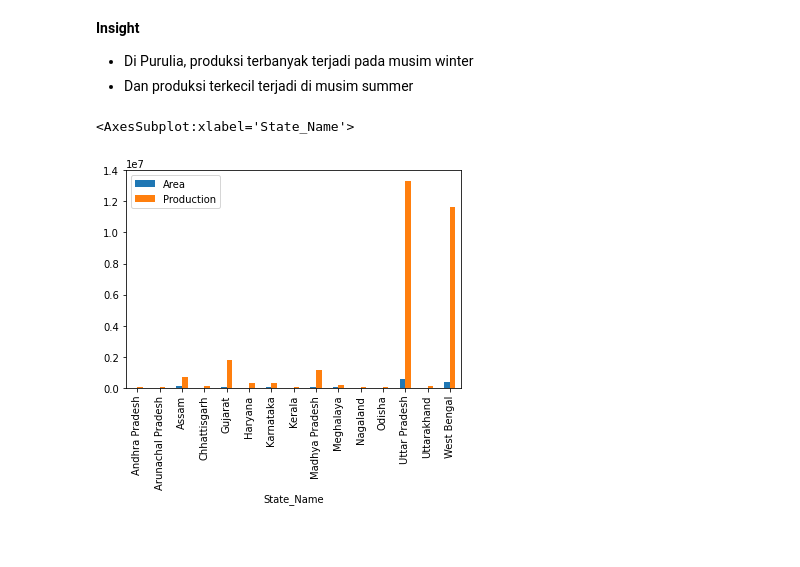
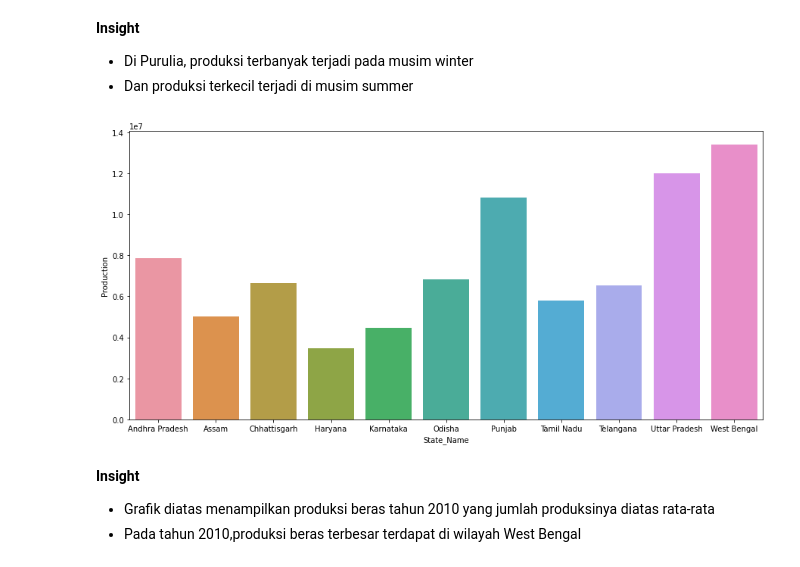
Before and after one commit to Yulianas24/Orbit, a Jupyter notebook: Orbit_week-4/quiz_1.ipynb, the cells around one changed output. Cells and saved outputs as stored; diff of their text form; code cells hidden in the pictures; blank space fills up the shorter version.

```diff
--- a/Orbit_week-4/quiz_1.ipynb
+++ b/Orbit_week-4/quiz_1.ipynb
@@ -117,10 +117,20 @@ plt.show()
 **Insight**
 * Di Purulia, produksi terbanyak terjadi pada musim winter
 * Dan produksi terkecil terjadi di musim summer
-# %%
-cocon = apy.loc[(apy['Crop_Year'] == '2012') & (apy['Crop']=='Potato')]
-res = cocon.groupby(by='State_Name').sum()
-res.plot.bar()
-# %% [output]
-<AxesSubplot:xlabel='State_Name'>
-[figure, removed]
+# %%
+# Mengambil data pada apy pada tahun 2010, dengan crop jenis Rice
+rice = apy.loc[(apy['Crop_Year'] == '2010') & (apy['Crop']=='Rice')]
+# Mengelompokan data berdasarkan state_name dengan hasil penjumlahan area dan produksi
+res = rice.groupby(by='State_Name').sum()
+# Mengeliminasi data yang produksinya dibawah rata-rata
+data = res.where(res['Production']>=res['Production'].mean()).dropna()
+
+plt.figure(figsize = (15,7))
+sns.barplot(data.index, data['Production'])
+plt.show()
+# %% [output]
+[figure, added]
+# %% [markdown]
+**Insight**
+* Grafik diatas menampilkan produksi beras tahun 2010 yang jumlah produksinya diatas rata-rata
+* Pada tahun 2010,produksi beras terbesar terdapat di wilayah West Bengal
```
